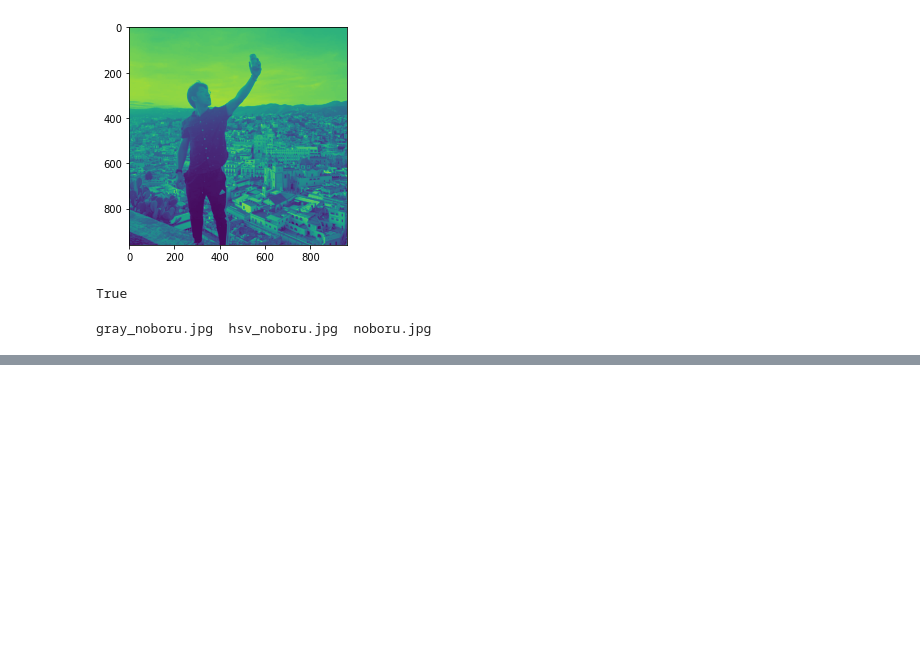
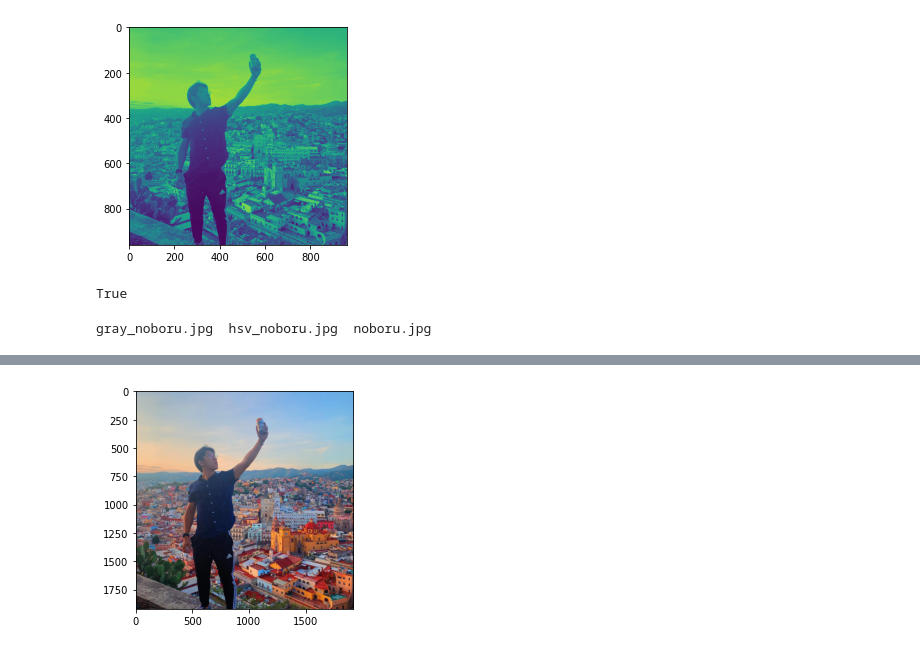
Before and after one commit to nobobobo/ml-handson, a Jupyter notebook: OpenCV_demo.ipynb, the cells around one changed output, grey strips where cells are left out. Cells and saved outputs as stored; diff of their text form; code cells hidden in the pictures; blank space fills up the shorter version.

```diff
--- a/OpenCV_demo.ipynb
+++ b/OpenCV_demo.ipynb
@@ -93,0 +124,5 @@ gray_noboru.jpg  hsv_noboru.jpg  noboru.jpg
+# %%
+plt.imshow(resized_img)
+plt.show()
+# %% [output]
+[figure, added]
```
Also changed, not shown: parts of 11 cells of this notebook.
